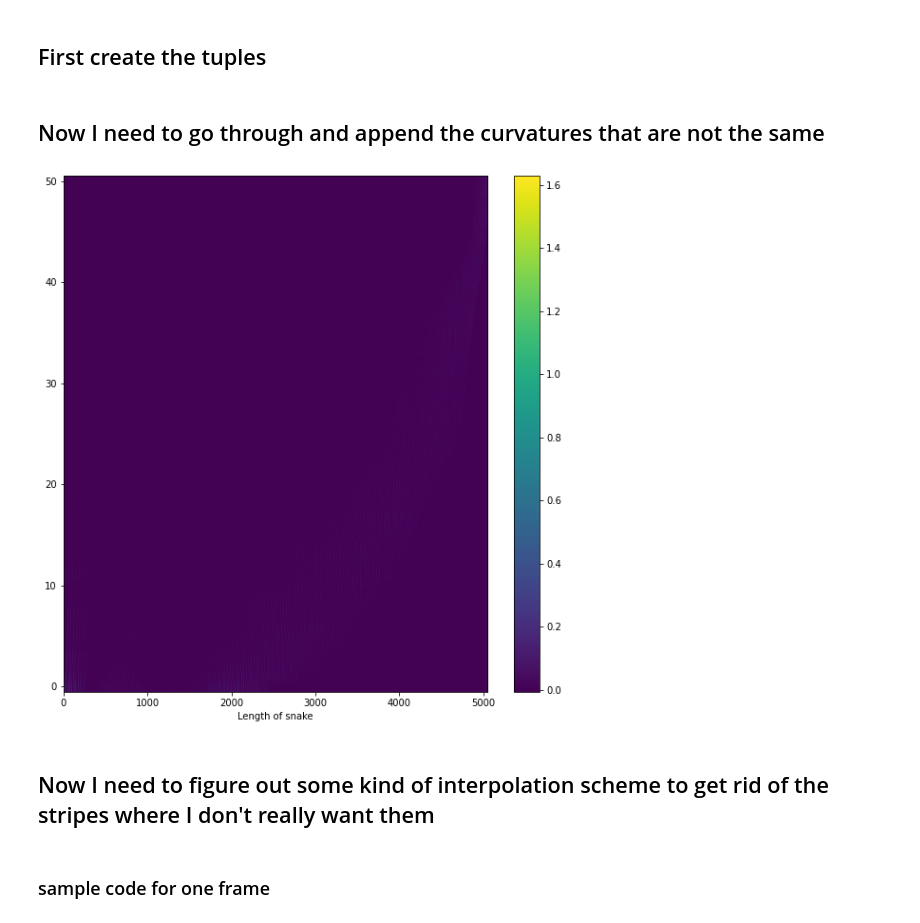
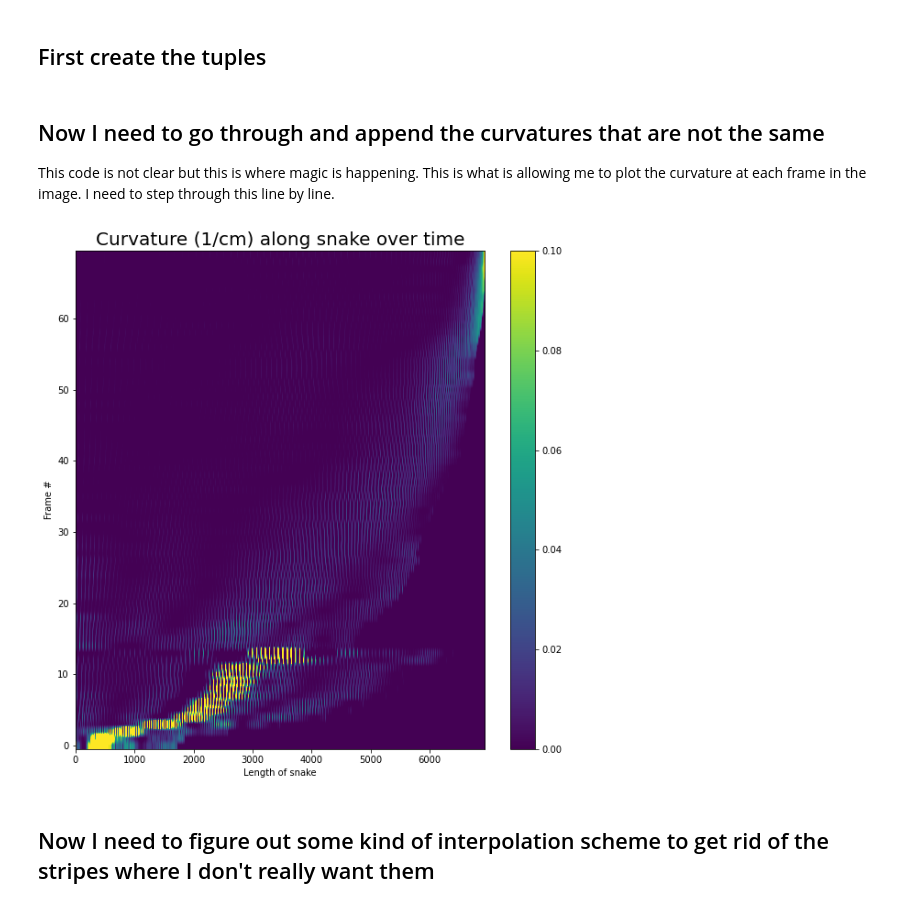
Before and after one commit to davenpi/stability, a Jupyter notebook: image_processing/kymograph_testing.ipynb, the cells around one changed output. Saved outputs shown, nothing was run; the diff lists cells and outputs as text; code cells hidden in the pictures.

Commit message:
push up code for kymograph making

```diff
--- a/image_processing/kymograph_testing.ipynb
+++ b/image_processing/kymograph_testing.ipynb
@@ -4,7 +4,8 @@ import re
 import numpy as np
 import matplotlib.pyplot as plt
 # %%
-ims_path = "/Users/iandavenport/Desktop/research/projects/stability/vids/python_vids/g66_t3_c8/processed_ims/extracted_data/"
+save_path = "/Users/iandavenport/Desktop/research/projects/stability/vids/python_vids/g66_t3_c8/"
+ims_path = save_path + "full_processed/extracted_data/"
 # %%
 files = []
 for filename in os.listdir(ims_path):
@@ -95,6 +67,8 @@ def deal_with_zero_dup(tup_list: list, arr_idx: int, n_ims: int) -> list:
     return tup_list
 # %% [markdown]
 ## Now I need to go through and append the curvatures that are not the same
+
+This code is not clear but this is where magic is happening. This is what is allowing me to plot the curvature at each frame in the image. I need to step through this line by line.
 # %%
 zeros_list = np.zeros(100)
 padded_frames = []
@@ -117,14 +91,17 @@ for lst in padded_frames:
 curve_mat = np.vstack(ext_curvatures)
 # %%
 plt.figure(figsize=(10, 10))
-plt.imshow(curve_mat[::], aspect="auto", origin="lower")
+plt.imshow(
+    curve_mat[::], interpolation=None, cmap="viridis", aspect="auto", origin="lower"
+)
+plt.clim(vmin=0, vmax=0.1)
 plt.colorbar()
 plt.xlabel("Length of snake")
+plt.ylabel("Frame #")
+plt.title("Curvature (1/cm) along snake over time", fontsize=20)
 # plt.show()
-plt.savefig("time_kymograph.png")
+plt.savefig(save_path + "/time_kymograph.png")
 # %% [output]
-[figure, old version]
+[figure, new version]
 # %% [markdown]
 ## Now I need to figure out some kind of interpolation scheme to get rid of the stripes where I don't really want them
-# %% [markdown]
-### sample code for one frame
```
Also changed, not shown: parts of 8 cells of this notebook, 15 other files.
